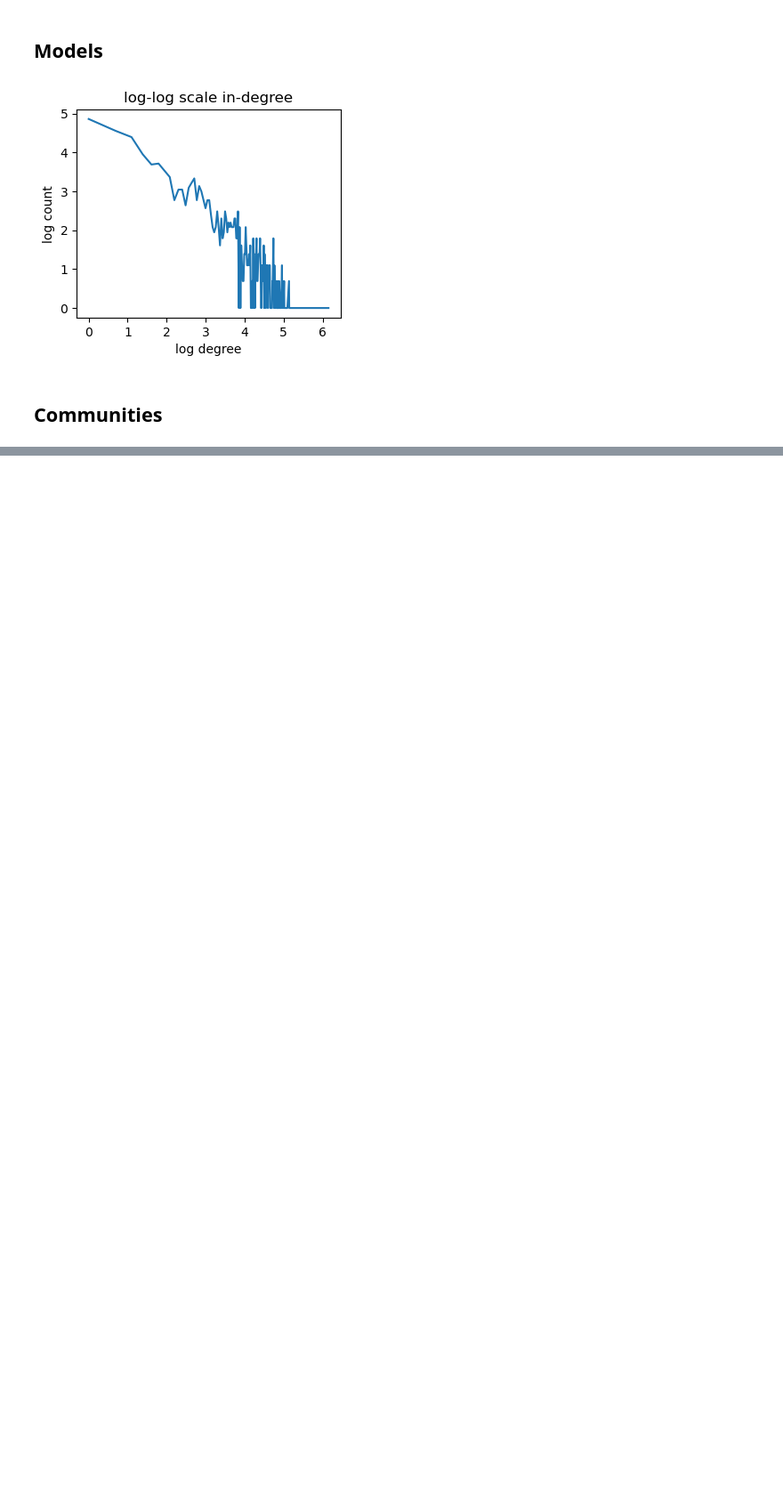
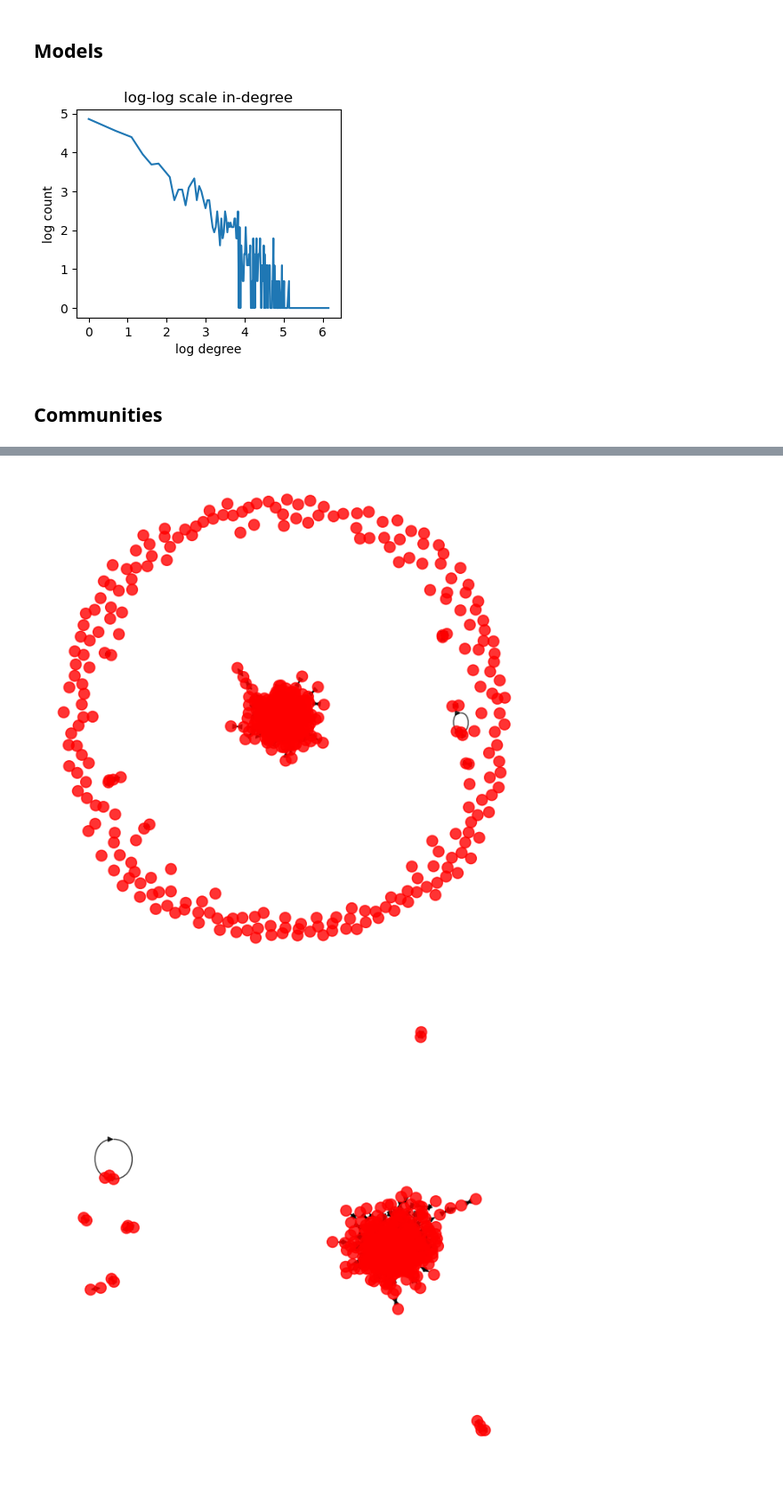
Before and after one commit to EyuelPersonal/complex_networks, a Jupyter notebook: analysis.ipynb, the cells around one changed output, grey strips where cells are left out. Shown: that part at 89% size. Drawn from its saved outputs; the diff is of its cells as text; code cells hidden in the pictures; blank space fills up the shorter version.

```diff
--- a/analysis.ipynb
+++ b/analysis.ipynb
@@ -292,0 +456,8 @@ Resolution 0.1 gives 278 communities with an average size of 5.359712230215828
+# %%
+conservatives_network.initialize()
+for i in range(3):
+    conservatives_network.visualize()
+    conservatives_network.update()
+# %% [output]
+[figure, added]
+[figure, added]
```
Also changed, not shown: parts of 13 cells of this notebook.
